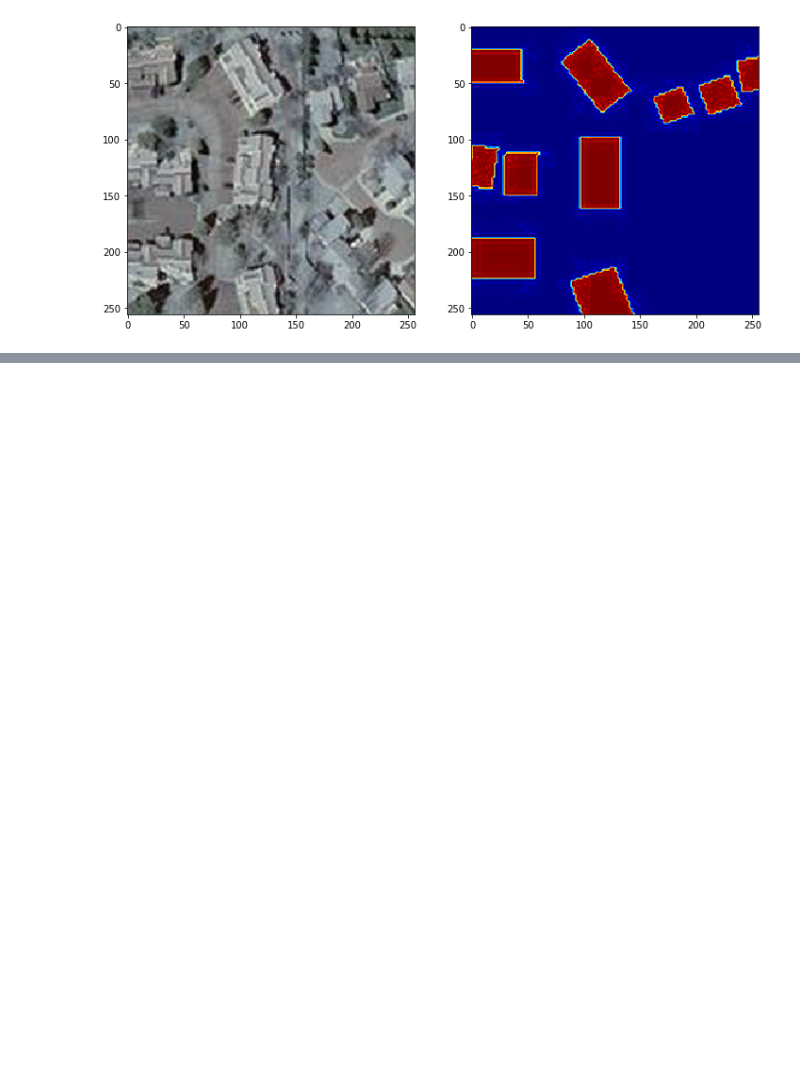
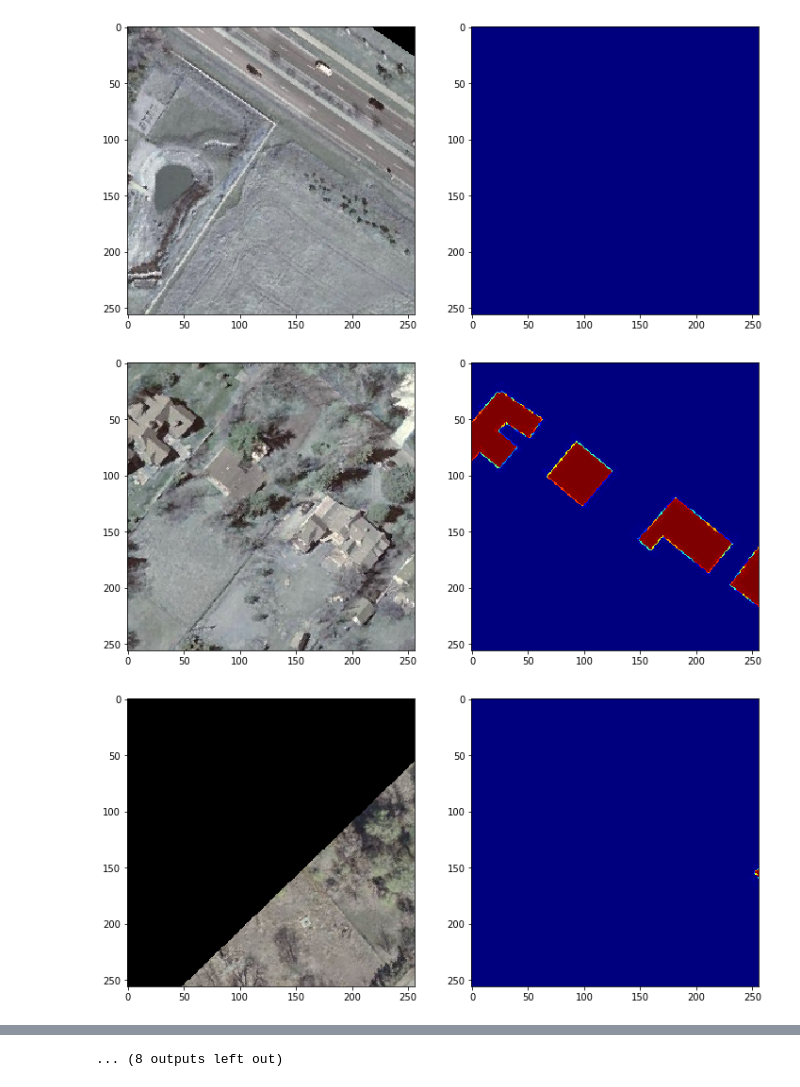
Before and after one commit to thebbennett/rooftopNN, a Jupyter notebook: DataGen.ipynb, the cells around one changed output, grey strips where cells are left out. Drawn from its saved outputs; the diff is of its cells as text; code cells hidden in the pictures; blank space fills up the shorter version.

```diff
--- a/DataGen.ipynb
+++ b/DataGen.ipynb
@@ -59,16 +66,15 @@ class DataSeq(Sequence):
 # %%
-%%capture
-
-path = 'train/*.jpg'
+path = 'train/images/*.jpg'
 img_name_list=glob.glob(path)
 
-test = DataSeq(batch_size = 20, crop_size = (256,256),img_name_list = img_name_list)
-batch_x, batch_y = test[0]
+train = DataSeq(batch_size = 20, crop_size = (256,256),img_name_list = img_name_list)
+batch_x, batch_y = train[1]
 # %%
-
-fig,(ax1,ax2) = plt.subplots(1,2,figsize=(12,6))
-ax1.imshow(batch_x[10])
-ax2.imshow(batch_y[10,:,:,0],cmap='jet')
-fig.savefig("foo.png")
+for i in range(20):
+    fig,(ax1,ax2) = plt.subplots(1,2,figsize=(12,6))
+    ax1.imshow(batch_x[i])
+    ax2.imshow(batch_y[i,:,:,0],cmap='jet')
 # %% [output]
-[figure, old version]
+[figure, new version]
+[figure, added]
+[figure, added]
@@ -74,0 +90 @@ fig.savefig("foo.png")
+... (8 outputs left out)
```
Also changed, not shown: parts of 4 cells of this notebook.
